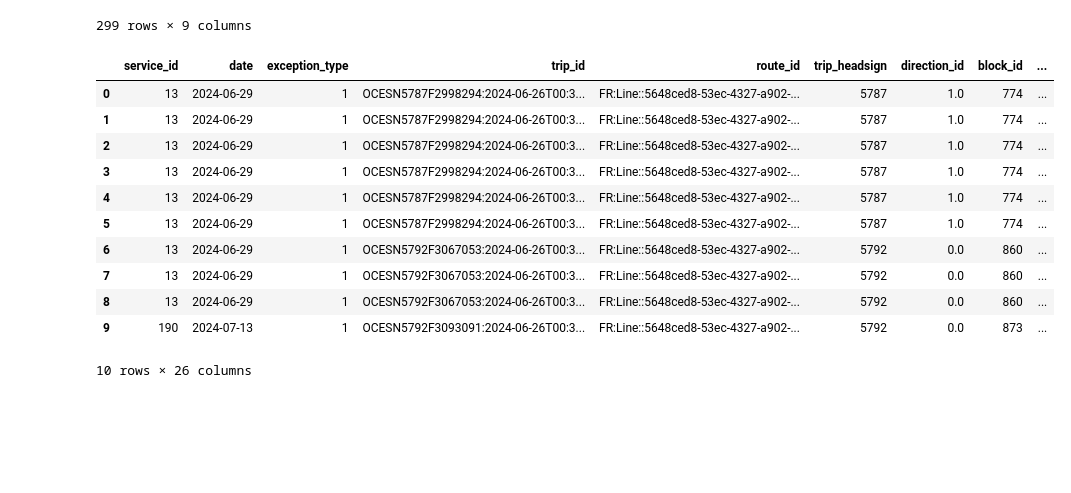
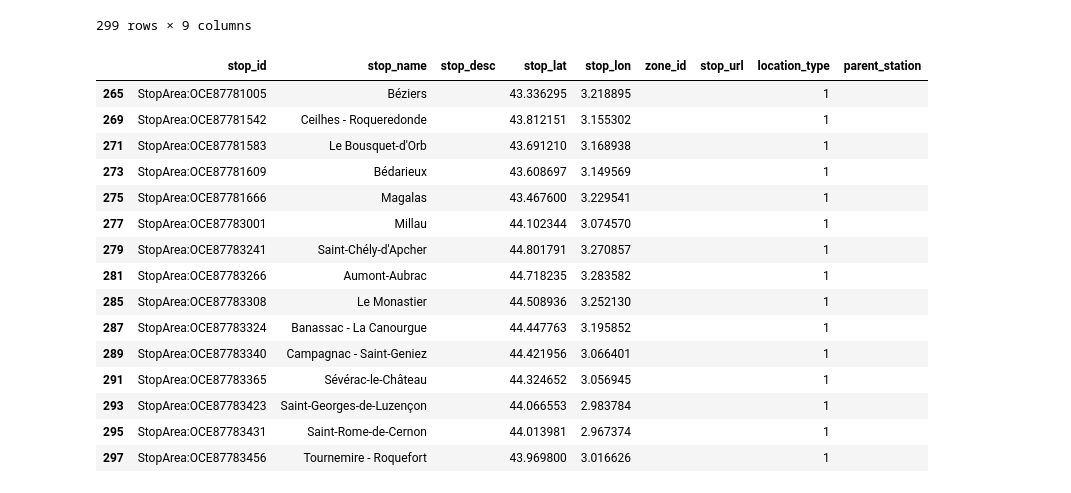
Before and after one commit to Arnolec/City2Anywhere, a Jupyter notebook: AnalyzerGTFS.ipynb, the cells around one changed output. Saved outputs shown, nothing was run; the diff lists cells and outputs as text; code cells hidden in the pictures; blank space fills up the shorter version.

Commit message:
get_destinations retourne les stop_area des staations et non plus les stop_points

```diff
--- a/AnalyzerGTFS.ipynb
+++ b/AnalyzerGTFS.ipynb
@@ -99,33 +99,43 @@ class AnalyzerGTFS:
 
     # Etape 8 : Récupérer les destinations
     def get_destinations(self):
-        destinations_uniques = self.destinations.drop_duplicates(subset='stop_id')
-        return pd.merge(destinations_uniques, stops, on='stop_id')
+        #destinations_uniques = self.destinations.drop_duplicates(subset='stop_id')
+        destinations_StopPoint = pd.merge(self.destinations, stops, on='stop_id')
+        destinationSet = set(destinations_StopPoint['parent_station'].array)
+        destinations_StopArea = stops[[set([l]).issubset(destinationSet) for l in stops.stop_id.values.tolist()]]
+        destinations_StopArea.drop_duplicates(subset='stop_id')
+        return destinations_StopArea
+
+    #def all_trips_to_city(city):
 # %%
-villeEx = 'StopArea:OCE87763300'
+villeEx = 'StopArea:OCE87783282'
 
 Analyzer = AnalyzerGTFS(villeEx,'20240601','20240731')
 Analyzer.get_stops()
 Analyzer.get_trips()
 Analyzer.get_service_id()
 Analyzer.get_dates()
 Analyzer.get_trajets()
 Analyzer.get_stops_trajets()
 Analyzer.get_stops_destinations()
 Analyzer.get_destinations()
 # %% [output]
-|  | service_id | date | exception_type | trip_id | route_id | trip_headsign | direction_id | block_id | ... |
-| 0 | 13 | 2024-06-29 | 1 | OCESN5787F2998294:2024-06-26T00:3... | FR:Line::5648ced8-53ec-4327-a902-... | 5787 | 1.0 | 774 | ... |
-| 1 | 13 | 2024-06-29 | 1 | OCESN5787F2998294:2024-06-26T00:3... | FR:Line::5648ced8-53ec-4327-a902-... | 5787 | 1.0 | 774 | ... |
-| 2 | 13 | 2024-06-29 | 1 | OCESN5787F2998294:2024-06-26T00:3... | FR:Line::5648ced8-53ec-4327-a902-... | 5787 | 1.0 | 774 | ... |
-| 3 | 13 | 2024-06-29 | 1 | OCESN5787F2998294:2024-06-26T00:3... | FR:Line::5648ced8-53ec-4327-a902-... | 5787 | 1.0 | 774 | ... |
-| 4 | 13 | 2024-06-29 | 1 | OCESN5787F2998294:2024-06-26T00:3... | FR:Line::5648ced8-53ec-4327-a902-... | 5787 | 1.0 | 774 | ... |
-| 5 | 13 | 2024-06-29 | 1 | OCESN5787F2998294:2024-06-26T00:3... | FR:Line::5648ced8-53ec-4327-a902-... | 5787 | 1.0 | 774 | ... |
-| 6 | 13 | 2024-06-29 | 1 | OCESN5792F3067053:2024-06-26T00:3... | FR:Line::5648ced8-53ec-4327-a902-... | 5792 | 0.0 | 860 | ... |
-| 7 | 13 | 2024-06-29 | 1 | OCESN5792F3067053:2024-06-26T00:3... | FR:Line::5648ced8-53ec-4327-a902-... | 5792 | 0.0 | 860 | ... |
-| 8 | 13 | 2024-06-29 | 1 | OCESN5792F3067053:2024-06-26T00:3... | FR:Line::5648ced8-53ec-4327-a902-... | 5792 | 0.0 | 860 | ... |
-| 9 | 190 | 2024-07-13 | 1 | OCESN5792F3093091:2024-06-26T00:3... | FR:Line::5648ced8-53ec-4327-a902-... | 5792 | 0.0 | 873 | ... |
+|  | stop_id | stop_name | stop_desc | stop_lat | stop_lon | zone_id | stop_url | location_type | parent_station |
+| 265 | StopArea:OCE87781005 | Béziers |  | 43.336295 | 3.218895 |  |  | 1 |  |
+| 269 | StopArea:OCE87781542 | Ceilhes - Roqueredonde |  | 43.812151 | 3.155302 |  |  | 1 |  |
+| 271 | StopArea:OCE87781583 | Le Bousquet-d'Orb |  | 43.691210 | 3.168938 |  |  | 1 |  |
+| 273 | StopArea:OCE87781609 | Bédarieux |  | 43.608697 | 3.149569 |  |  | 1 |  |
+| 275 | StopArea:OCE87781666 | Magalas |  | 43.467600 | 3.229541 |  |  | 1 |  |
+| 277 | StopArea:OCE87783001 | Millau |  | 44.102344 | 3.074570 |  |  | 1 |  |
+| 279 | StopArea:OCE87783241 | Saint-Chély-d'Apcher |  | 44.801791 | 3.270857 |  |  | 1 |  |
+| 281 | StopArea:OCE87783266 | Aumont-Aubrac |  | 44.718235 | 3.283582 |  |  | 1 |  |
+| 285 | StopArea:OCE87783308 | Le Monastier |  | 44.508936 | 3.252130 |  |  | 1 |  |
+| 287 | StopArea:OCE87783324 | Banassac - La Canourgue |  | 44.447763 | 3.195852 |  |  | 1 |  |
+| 289 | StopArea:OCE87783340 | Campagnac - Saint-Geniez |  | 44.421956 | 3.066401 |  |  | 1 |  |
+| 291 | StopArea:OCE87783365 | Sévérac-le-Château |  | 44.324652 | 3.056945 |  |  | 1 |  |
+| 293 | StopArea:OCE87783423 | Saint-Georges-de-Luzençon |  | 44.066553 | 2.983784 |  |  | 1 |  |
+| 295 | StopArea:OCE87783431 | Saint-Rome-de-Cernon |  | 44.013981 | 2.967374 |  |  | 1 |  |
+| 297 | StopArea:OCE87783456 | Tournemire - Roquefort |  | 43.969800 | 3.016626 |  |  | 1 |  |
-10 rows × 26 columns
 # %%
 Destinations = Analyzer.get_destinations()
 # %%
```
